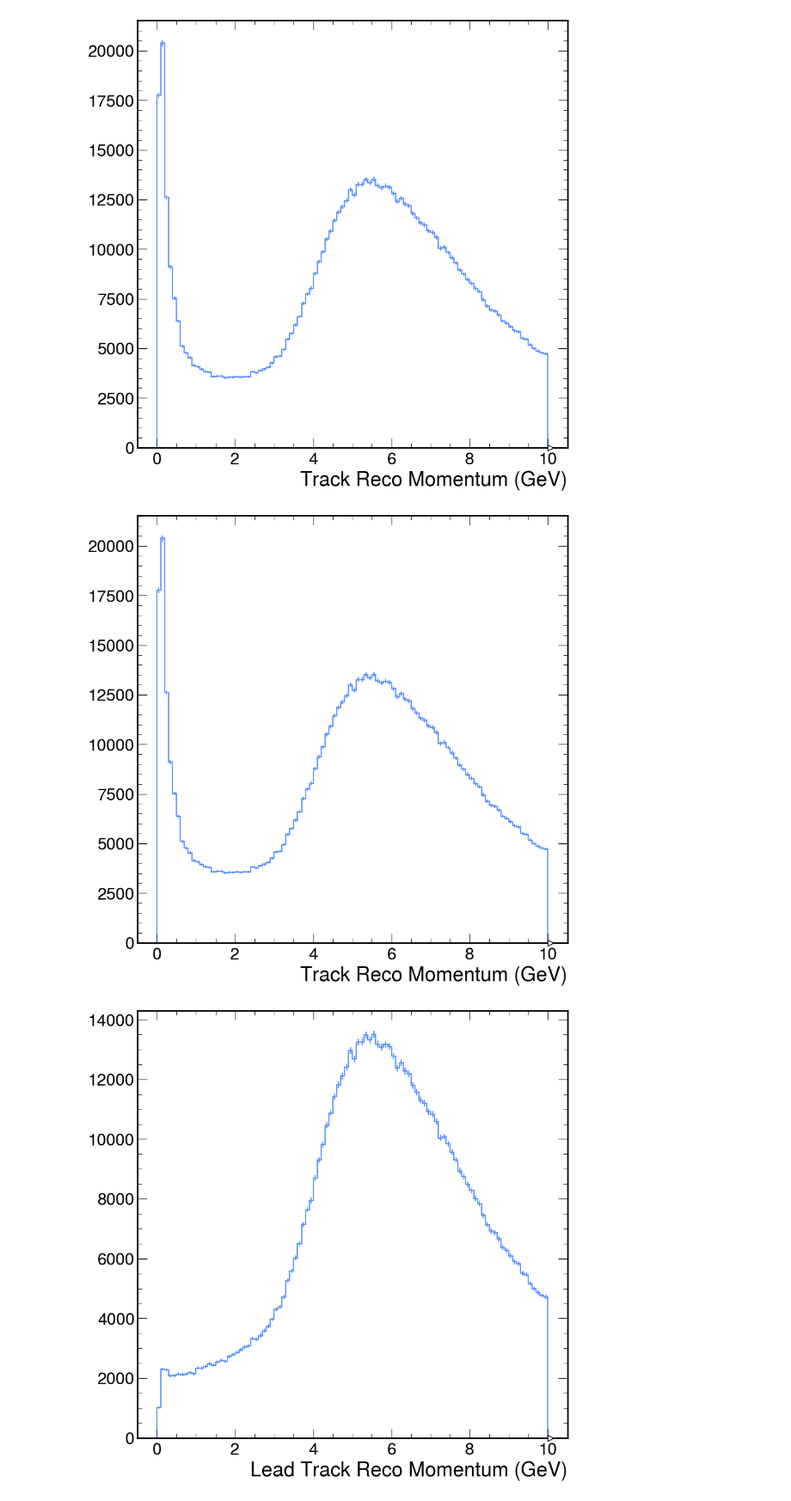
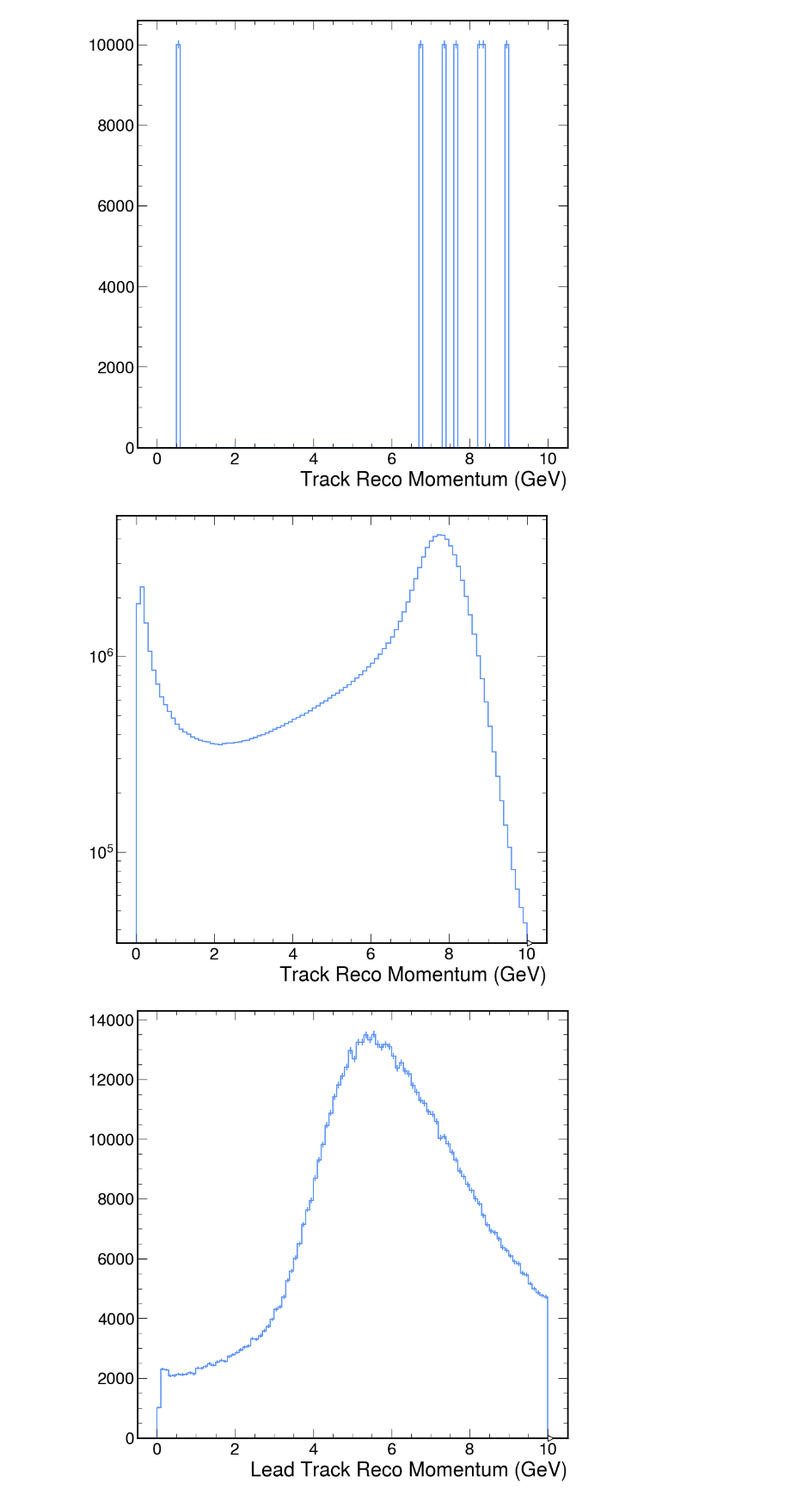
Before and after one commit to rodr1001/my_code, a Jupyter notebook: ldmx/EAT_Tracking/STREAMLINE-plot-eat-tracking-histograms.ipynb, the cells around one changed output. Shown at 86% size. Cells and saved outputs as stored; diff of their text form; code cells hidden in the pictures.

```diff
--- a/ldmx/EAT_Tracking/STREAMLINE-plot-eat-tracking-histograms.ipynb
+++ b/ldmx/EAT_Tracking/STREAMLINE-plot-eat-tracking-histograms.ipynb
@@ -32,5 +28,5 @@ smear = HistFile('hist_track_ana_1M_SMEAR.root', 'TrackAnalyzer')
 # %%
-f= HistFile('his_100_e98f48b2.root', 'TrackAnalyzer')
+f= HistFile('hist.root', 'SkimZoneTrackAnalyzer')
 # %%
 f.keys()
 # %% [output]
@@ -76,12 +153,12 @@ g = f['reco_momentum'].to_hist().plot()
 #h = f['sim_momentum'].to_hist().plot()
 #plt.savefig("reco_momentum_SAMPLE.jpg")
 # %% [output]
-[figure, old version]
+[figure, new version]
 # %%
 g = f['reco_momentum'].to_hist().plot()
-#plt.yscale('log')
+plt.yscale('log')
 # %% [output]
-[figure, old version]
+[figure, new version]
 # %%
 g = f['reco_leadtrk_momentum'].to_hist().plot()
 #plt.savefig("leadtrk_reco_momentum.jpg")
```
Also changed, not shown: parts of 29 cells of this notebook, 2 other files.
